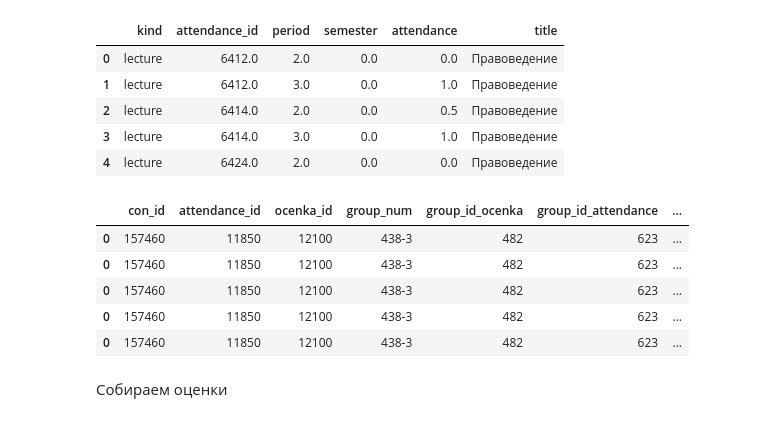
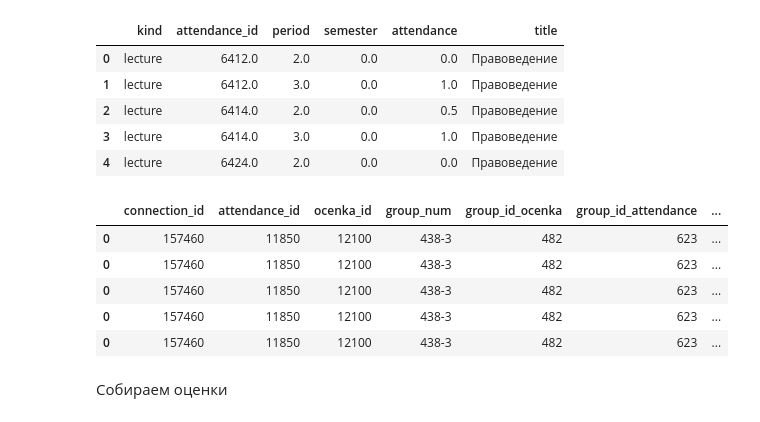
Before and after one commit to ATOM3448/ASU2304, a Jupyter notebook: data/compilation.ipynb, the cells around one changed output. Drawn from its saved outputs; the diff is of its cells as text; code cells hidden in the pictures.

```diff
--- a/data/compilation.ipynb
+++ b/data/compilation.ipynb
@@ -11,7 +11,7 @@ import numpy as np
 # %% [markdown]
 Берем таблицу attendance-students
 # %%
-attendance_students = pd.read_csv('C:\\MyFolders\\ASU2304\\TEST\\data\\attendance\\attendance-students.csv').rename(columns={'id':'attendance_id', 'contingent_id':'con_id'})
+attendance_students = pd.read_csv('C:\\MyFolders\\ASU2304\\TEST\\data\\attendance\\attendance-students.csv').rename(columns={'id':'attendance_id', 'contingent_id':'connection_id'})
 
 attendance_students.head(5)
 # %% [output]
@@ -24,7 +24,7 @@ attendance_students.head(5)
 # %% [markdown]
 Берем таблицу ocenka-students
 # %%
-ocenka_students = pd.read_csv('C:\\MyFolders\\ASU2304\\TEST\\data\\ocenka\\ocenka-students.csv').rename(columns={'id':'ocenka_id', 'study_id':'con_id'})
+ocenka_students = pd.read_csv('C:\\MyFolders\\ASU2304\\TEST\\data\\ocenka\\ocenka-students.csv').rename(columns={'id':'ocenka_id', 'study_id':'connection_id'})
 
 ocenka_students.head(5)
 # %% [output]
@@ -37,7 +37,7 @@ ocenka_students.head(5)
 # %% [markdown]
 Добавляем эти таблицы в мастер-таблицу
 # %%
-master_table = attendance_students.set_index('con_id').join(ocenka_students.set_index('con_id')).dropna()
+master_table = attendance_students.set_index('connection_id').join(ocenka_students.set_index('connection_id')).dropna()
 
 master_table.head(5)
 # %% [output]
@@ -274,7 +274,7 @@ buffer_table.head(5)
 | 285 | 45728 | 5001 | 19030 | Элективные дисциплины по физическ... |
 | 286 | 45729 | 5001 | 19149 | Теоретические основы механики / М... |
 # %%
-master_table = master_table.join(buffer_table[['group_id', 'discipline_id', 'names']].rename(columns={'discipline_id':'discipline_id_timetable', 'names':'dicipline_name_timetable'}).set_index('group_id'), on='group_id_timetable').dropna().reset_index()
+master_table = master_table.join(buffer_table[['group_id', 'discipline_id', 'names']].rename(columns={'discipline_id':'discipline_id_timetable', 'names':'discipline_name_timetable'}).set_index('group_id'), on='group_id_timetable').dropna().reset_index()
 
 master_table.drop(['index'], axis=1,inplace=True)
 
@@ -457,11 +457,11 @@ buffer_table.head(5)
 | 3 | lecture | 6414.0 | 3.0 | 0.0 | 1.0 | Правоведение |
 | 4 | lecture | 6424.0 | 2.0 | 0.0 | 0.0 | Правоведение |
 # %%
-master_table = master_table.join(buffer_table.set_index(['attendance_id', 'semester']), on=['attendance_id', 'semester']).dropna()
+master_table = master_table.join(buffer_table.set_index(['attendance_id', 'semester', 'title']), on=['attendance_id', 'semester', 'discipline_name_timetable']).dropna().rename(columns = {'discipline_name_timetable':'discipline_name'}).drop('discipline_id_timetable', axis=1)
 
 master_table.head(5)
 # %% [output]
-|  | con_id | attendance_id | ocenka_id | group_num | group_id_ocenka | group_id_attendance | ... |
+|  | connection_id | attendance_id | ocenka_id | group_num | group_id_ocenka | group_id_attendance | ... |
 | 0 | 157460 | 11850 | 12100 | 438-3 | 482 | 623 | ... |
 | 0 | 157460 | 11850 | 12100 | 438-3 | 482 | 623 | ... |
 | 0 | 157460 | 11850 | 12100 | 438-3 | 482 | 623 | ... |
```
Also changed, not shown: parts of 22 cells of this notebook.
